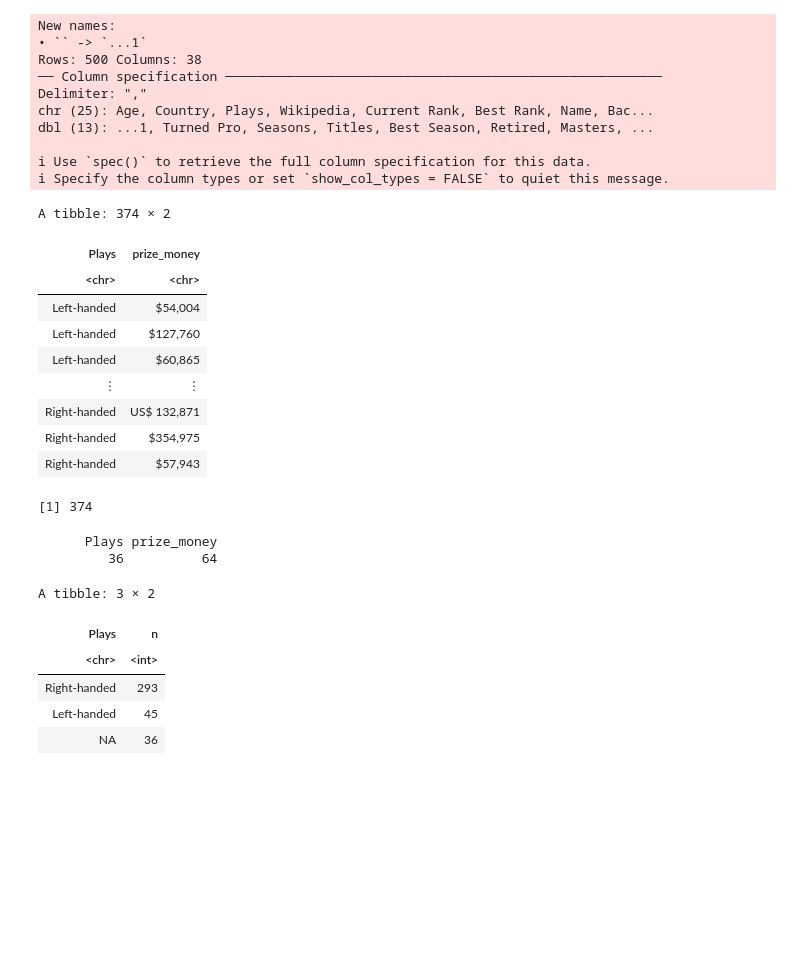
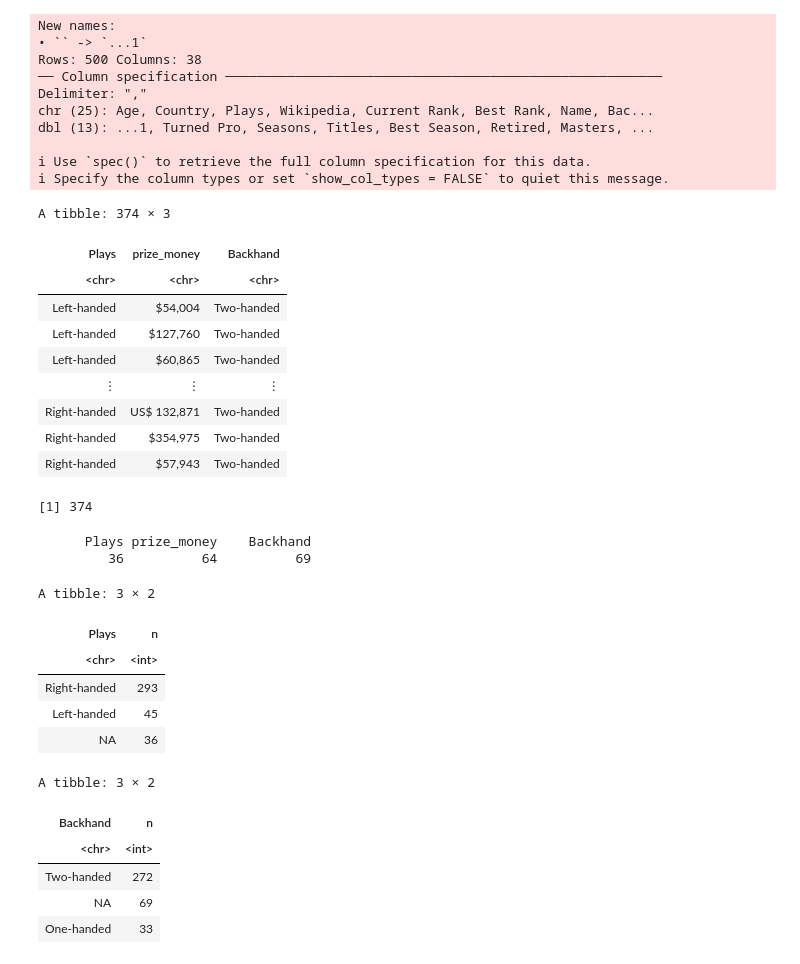
Before and after one commit to PoloName/Project_Player_Stats, a Jupyter notebook: Project_intro.ipynb, the cells around one changed output. Cells and saved outputs as stored; diff of their text form; code cells hidden in the pictures; blank space fills up the shorter version.

```diff
--- a/Project_intro.ipynb
+++ b/Project_intro.ipynb
@@ -63,40 +63,50 @@ player_data_train <- training(player_data_split)
 player_data_test <- testing(player_data_split)
 # %%
 set.seed(1223)
-player_data_train_goal <- player_data_train [c('Plays', 'prize_money')] #data we care about the most
+player_data_train_goal <- player_data_train [c('Plays', 'prize_money', 'Backhand')] #data we care about the most
 
 player_data_train_rows <- nrow(player_data_train_goal) #number of total rows in the dataframe
 
-important_data <- group_by(player_data_train_goal, Plays, prize_money)
+important_data <- group_by(player_data_train_goal, Plays, prize_money, Backhand)
 
 player_data_train_NA <- colSums(is.na(important_data)) #provides the number of NA values
 
 player_data_train_type <- player_data_train_goal |>
                           count(Plays, sort = TRUE) #number of observation in the the classes that we are interested with
 
+player_data_train_type2 <- player_data_train_goal |>
+                           count(Backhand, sort = TRUE) #number of observation in the the classes that we are interested with
+
 player_data_train_goal #data we care about the most
 player_data_train_rows #number of total rows in the dataframe
 player_data_train_NA #provides the number of NA values
 player_data_train_type #number of observation in the the classes that we are interested with
+player_data_train_type2 #number of observation in the the classes that we are interested with
 # %% [output]
-A tibble: 374 × 2
+A tibble: 374 × 3
-| Plays | prize_money |
-| <chr> | <chr> |
-| Left-handed | $54,004 |
-| Left-handed | $127,760 |
-| Left-handed | $60,865 |
-| ⋮ | ⋮ |
-| Right-handed | US$ 132,871 |
-| Right-handed | $354,975 |
-| Right-handed | $57,943 |
+| Plays | prize_money | Backhand |
+| <chr> | <chr> | <chr> |
+| Left-handed | $54,004 | Two-handed |
+| Left-handed | $127,760 | Two-handed |
+| Left-handed | $60,865 | Two-handed |
+| ⋮ | ⋮ | ⋮ |
+| Right-handed | US$ 132,871 | Two-handed |
+| Right-handed | $354,975 | Two-handed |
+| Right-handed | $57,943 | Two-handed |
 [1] 374
-      Plays prize_money
-         36          64
+      Plays prize_money    Backhand
+         36          64          69
 A tibble: 3 × 2
 | Plays | n |
 | <chr> | <int> |
 | Right-handed | 293 |
 | Left-handed | 45 |
 | NA | 36 |
+A tibble: 3 × 2
+| Backhand | n |
+| <chr> | <int> |
+| Two-handed | 272 |
+| NA | 69 |
+| One-handed | 33 |
 # %%
 set.seed(6246)
```
Also changed, not shown: parts of 4 cells of this notebook.
